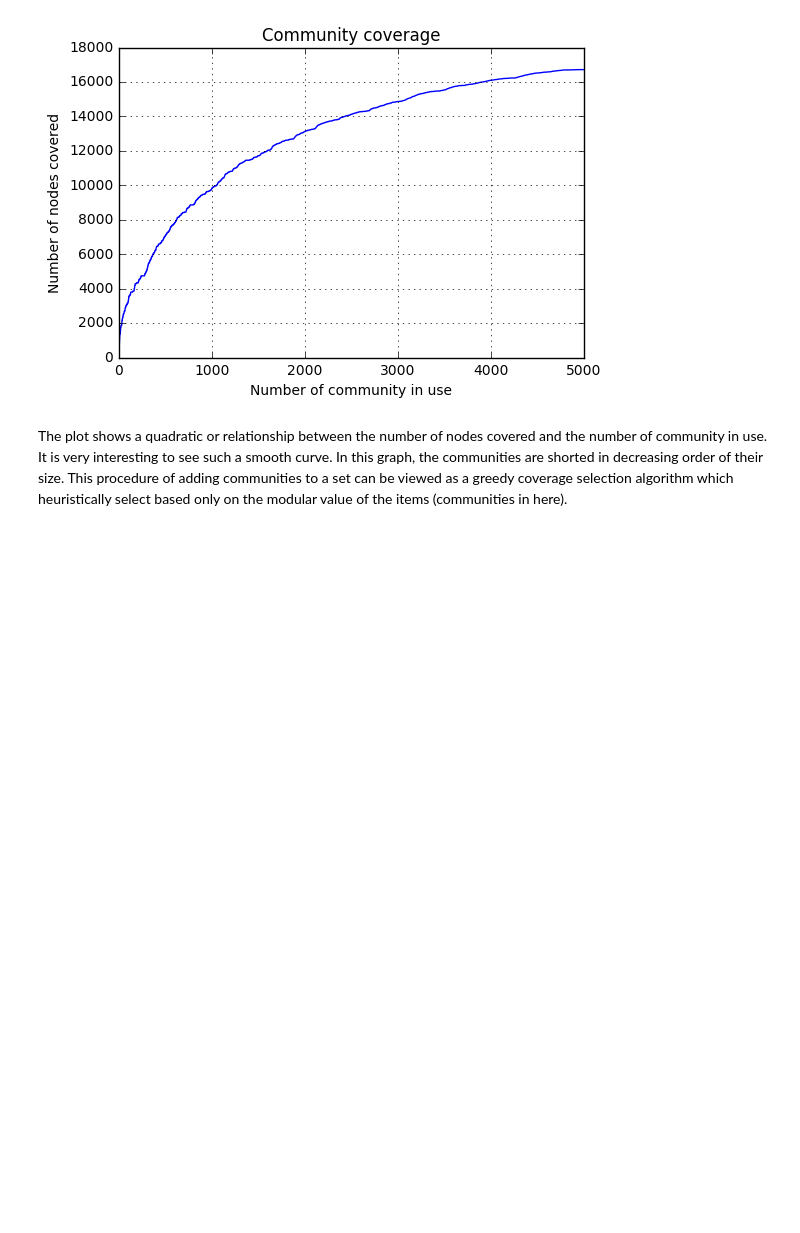
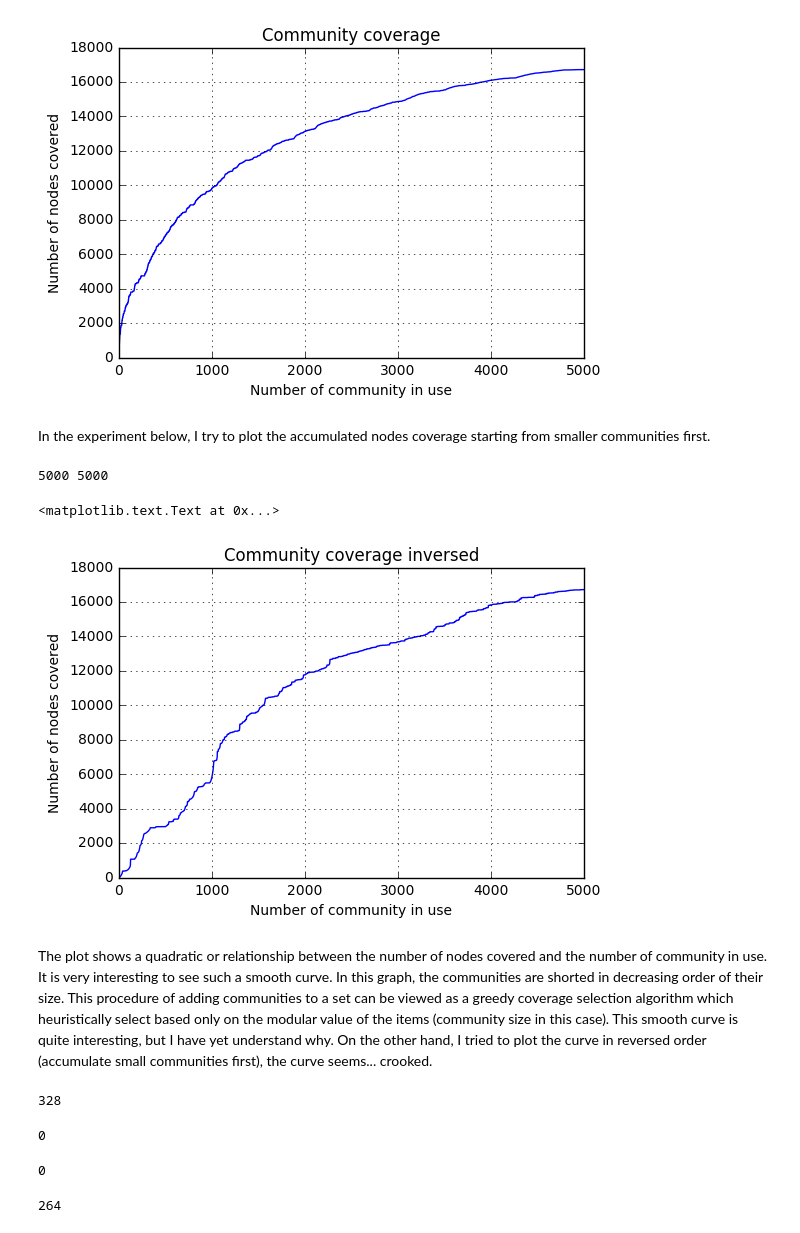
Before and after one commit to gear/motifwalk, a Jupyter notebook: notebooks/Amazon co-purchasing network analysis.ipynb, the cells around one changed output. Saved outputs shown, nothing was run; the diff lists cells and outputs as text; code cells hidden in the pictures; blank space fills up the shorter version.

```diff
--- a/notebooks/Amazon co-purchasing network analysis.ipynb
+++ b/notebooks/Amazon co-purchasing network analysis.ipynb
@@ -311,5 +311,52 @@ plt.title('Community coverage')
 5000 5000
 <matplotlib.text.Text at 0x...>
 [figure]
+# %% [markdown]
+In the experiment below, I try to plot the accumulated nodes coverage starting from smaller communities first.
+# %%
+# Coverage for communites in the graph
+# coverage[0] = number of nodes that community_0 covers
+# coverage[1] = number of nodes that community_0 and community_1 covers
+dummy_set = set()
+coverage = []
+for i in sorted(top_index, reverse=True):
+    for nodeid in communities_dict[i]:
+        dummy_set.add(nodeid)
+    coverage.append(len(dummy_set))
+num_comm = sp.linspace(start=1, stop=5000, num=5000, dtype=int)
+
+print(len(num_comm), len(coverage))
+
+# Plot the coverage against the number of community in use
+plt.figure()
+plt.grid(True)
+plt.plot(num_comm, coverage, 'b-')
+plt.xlabel('Number of community in use')
+plt.ylabel('Number of nodes covered')
+plt.title('Community coverage inversed')
+# %% [output]
+5000 5000
+<matplotlib.text.Text at 0x...>
+[figure, added]
 # %% [markdown]
-The plot shows a quadratic or relationship between the number of nodes covered and the number of community in use. It is very interesting to see such a smooth curve. In this graph, the communities are shorted in decreasing order of their size. This procedure of adding communities to a set can be viewed as a greedy coverage selection algorithm which heuristically select based only on the modular value of the items (communities in here).
+The plot shows a quadratic or relationship between the number of nodes covered and the number of community in use. It is very interesting to see such a smooth curve. In this graph, the communities are shorted in decreasing order of their size. This procedure of adding communities to a set can be viewed as a greedy coverage selection algorithm which heuristically select based only on the modular value of the items (community size in this case). This smooth curve is quite interesting, but I have yet understand why. On the other hand, I tried to plot the curve in reversed order (accumulate small communities first), the curve seems... crooked.
+# %%
+# Overlapping test
+print(len(set(communities_dict[top_index[0]]) & set(communities_dict[top_index[1]])))
+# %% [output]
+328
+# %%
+# Overlapping test
+print(len(set(communities_dict[top_index[0]]) & set(communities_dict[top_index[2]])))
+# %% [output]
+0
+# %%
+# Overlapping test
+print(len(set(communities_dict[top_index[1]]) & set(communities_dict[top_index[2]])))
+# %% [output]
+0
+# %%
+# Overlapping test
+print(len(set(communities_dict[top_index[2]]) & set(communities_dict[top_index[3]])))
+# %% [output]
+264
```
Also changed, not shown: parts of 7 cells of this notebook, 1 other file.
